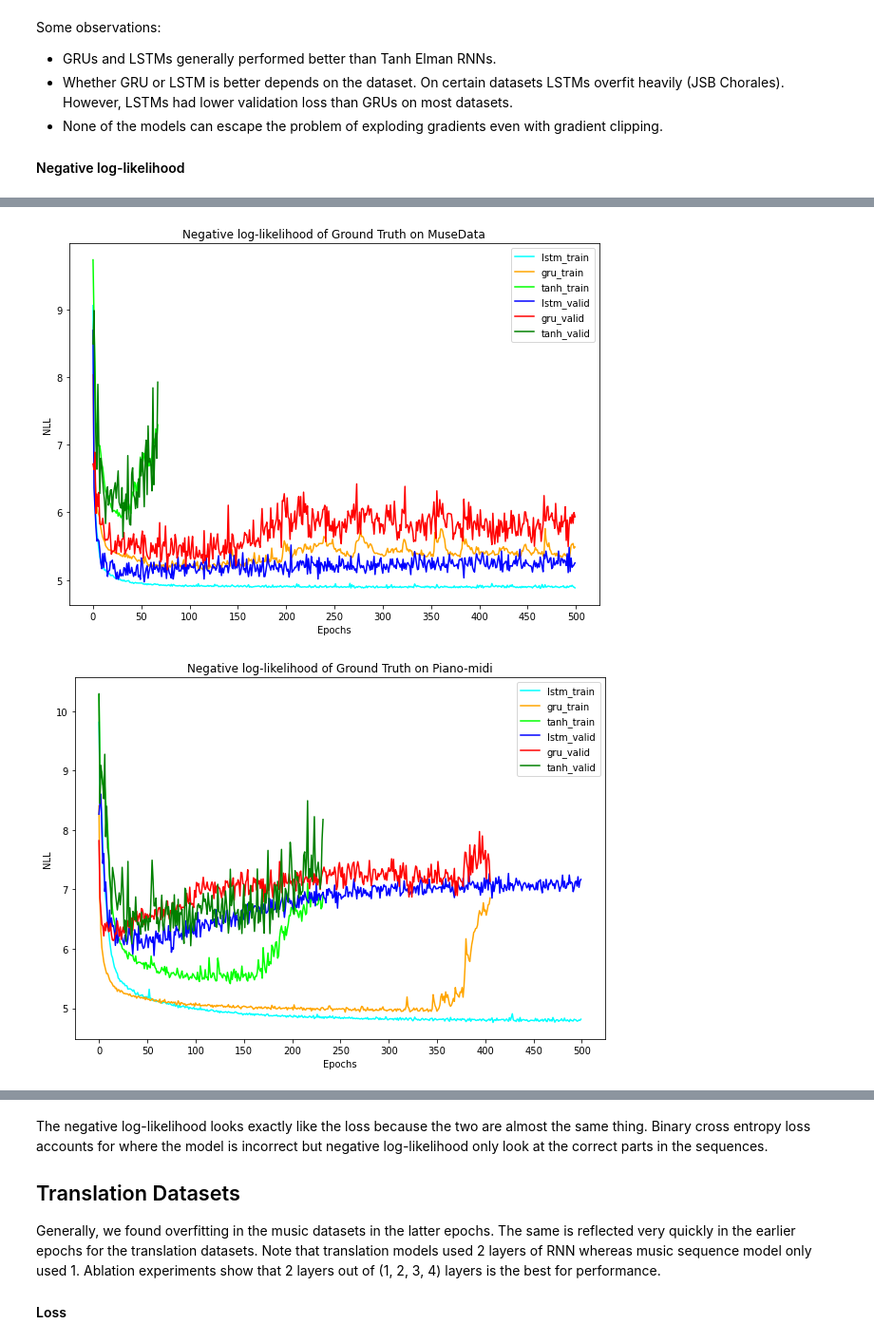
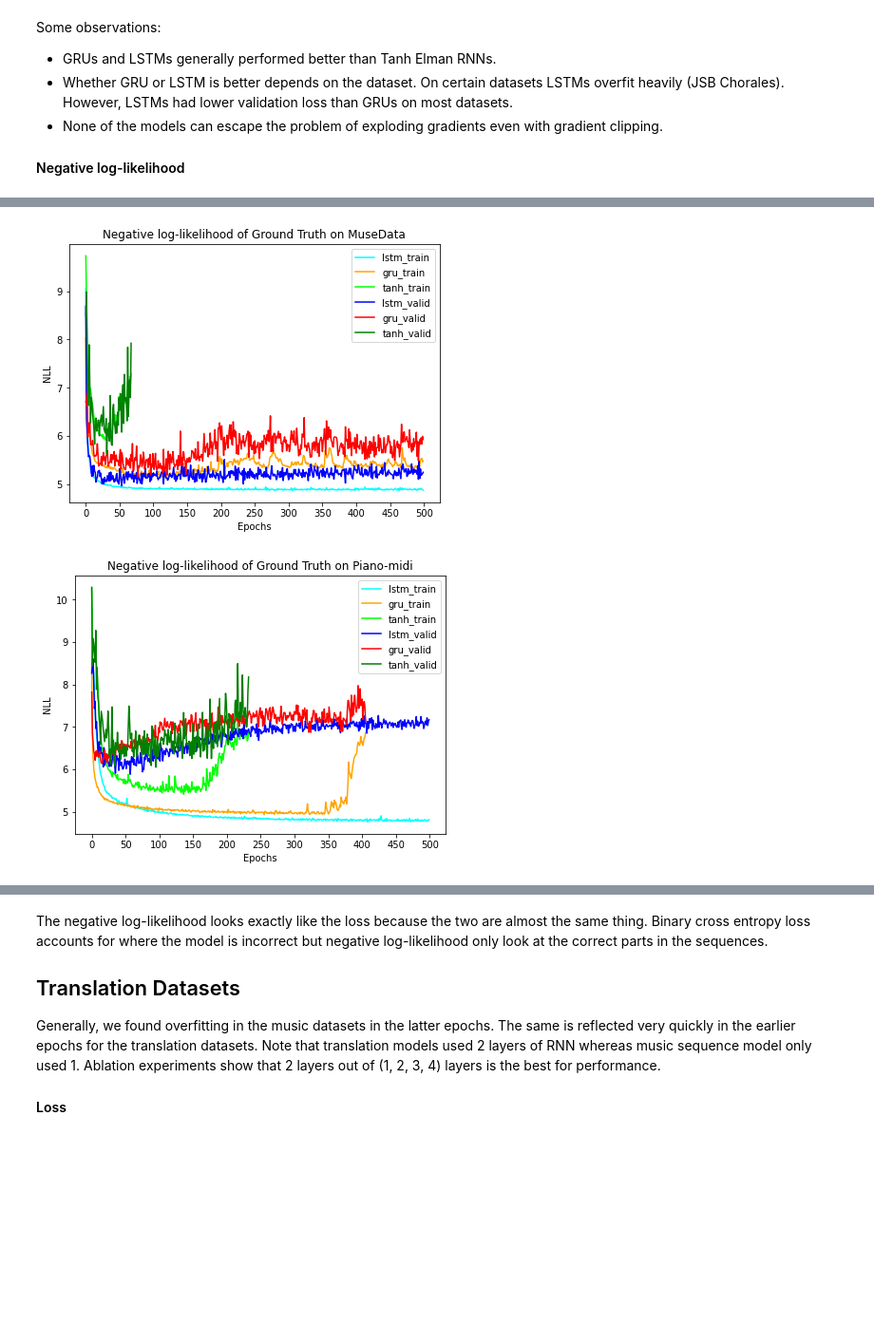
Before and after one commit to 395t/coding-assignment-week-6-seq-1, a Jupyter notebook: notebooks/chung/training_objective_plots.ipynb, the cells around one changed output, grey strips where cells are left out. Shown at 95% size. Saved outputs shown, nothing was run; the diff lists cells and outputs as text; code cells hidden in the pictures; blank space fills up the shorter version.

```diff
--- a/notebooks/chung/training_objective_plots.ipynb
+++ b/notebooks/chung/training_objective_plots.ipynb
@@ -143,9 +143,9 @@ plot_metric("jsb", states, (10, 7), save=True)
 # %%
-plot_metric("muse", states, (10, 7), save=True)
+plot_metric("muse", states, (7, 5), save=True)
 # %% [output]
-[figure, old version]
+[figure, new version]
 # %%
-plot_metric("piano", states, (10, 7), save=True)
+plot_metric("piano", states, (7, 5), save=True)
 # %% [output]
-[figure, old version]
+[figure, new version]
 # %%
```
Also changed, not shown: parts of 14 cells of this notebook, 17 other files.
